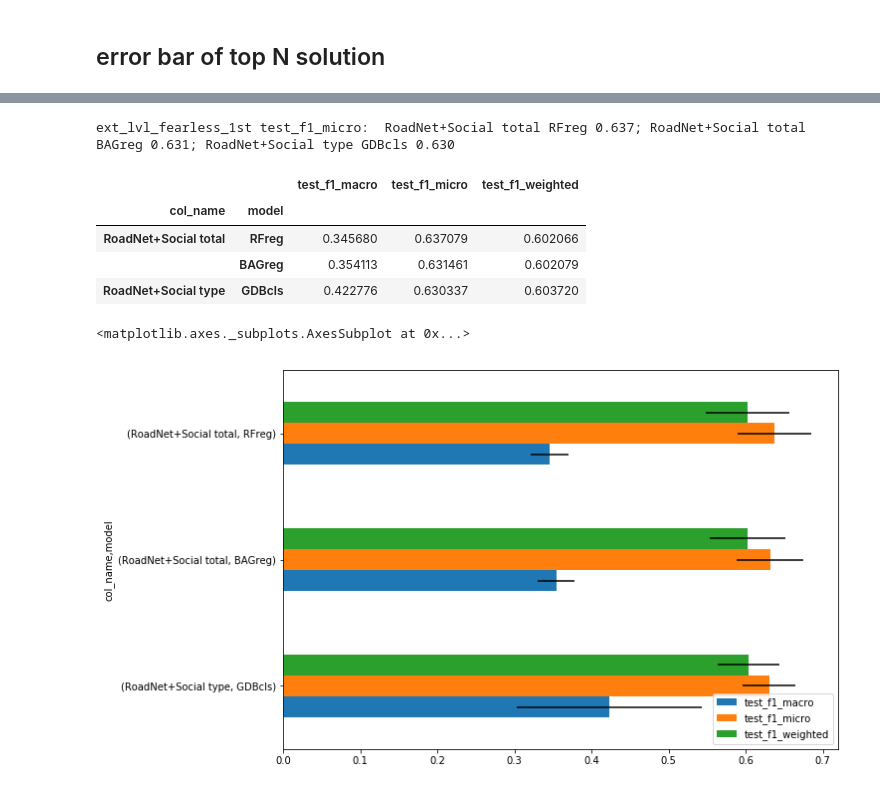
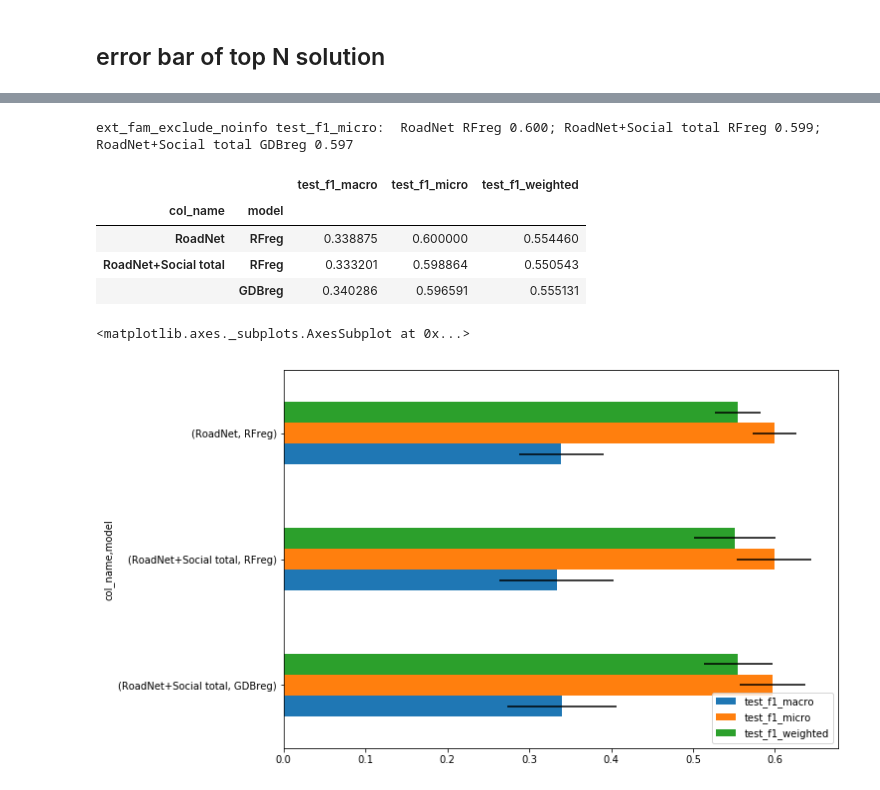
Before and after one commit to JHWu92/cysf_pred, a Jupyter notebook: report EXP1 diff weight -1001.ipynb, the cells around one changed output, grey strips where cells are left out. Saved outputs shown, nothing was run; the diff lists cells and outputs as text; code cells hidden in the pictures.

```diff
--- a/report EXP1 diff weight -1001.ipynb
+++ b/report EXP1 diff weight -1001.ipynb
@@ -251,21 +269,21 @@ print('\n'.join(df_macro.sort_values('max_', ascending=False).apply(formating, a
 "familarity=2",RoadNet+Social type,RFcls,0.410
 # %%
 f1_type=f1_choices[0]
-weight_name = weight_names[5]
+weight_name = weight_names[-2]
 means_to_plot = all_means[weight_name].sort_values(f1_type, ascending=False).head(3)
 index_to_plot = means_to_plot.index
 stds_to_plot = all_stds[weight_name].loc[index_to_plot]
 
 print(weight_name, f1_type+': ', '; '.join(['%s %s %.3f' % (f, m, f1) for (f, m), f1 in means_to_plot[f1_type].iteritems()]))
 
 display(means_to_plot)
 means_to_plot.sort_values(f1_type).plot(kind='barh', xerr=stds_to_plot, figsize=(10,7))
 # %% [output]
-ext_lvl_fearless_1st test_f1_micro:  RoadNet+Social total RFreg 0.637; RoadNet+Social total BAGreg 0.631; RoadNet+Social type GDBcls 0.630
+ext_fam_exclude_noinfo test_f1_micro:  RoadNet RFreg 0.600; RoadNet+Social total RFreg 0.599; RoadNet+Social total GDBreg 0.597
 |  |  | test_f1_macro | test_f1_micro | test_f1_weighted |
 | col_name | model |  |  |  |
-| RoadNet+Social total | RFreg | 0.345680 | 0.637079 | 0.602066 |
-|  | BAGreg | 0.354113 | 0.631461 | 0.602079 |
-| RoadNet+Social type | GDBcls | 0.422776 | 0.630337 | 0.603720 |
+| RoadNet | RFreg | 0.338875 | 0.600000 | 0.554460 |
+| RoadNet+Social total | RFreg | 0.333201 | 0.598864 | 0.550543 |
+|  | GDBreg | 0.340286 | 0.596591 | 0.555131 |
 <matplotlib.axes._subplots.AxesSubplot at 0x...>
-[figure, old version]
+[figure, new version]
```
Also changed, not shown: parts of 1 cell of this notebook, 4 other files.
